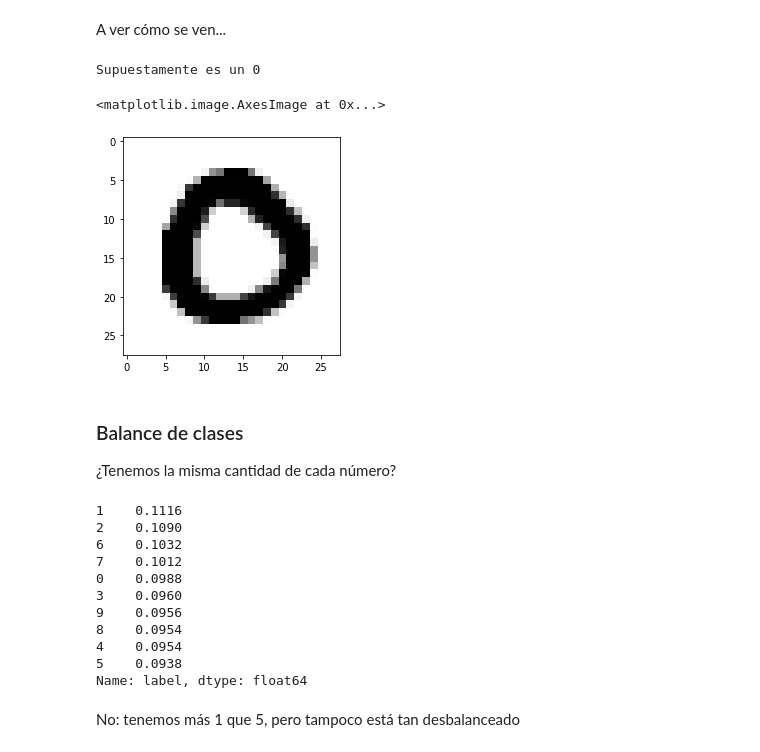
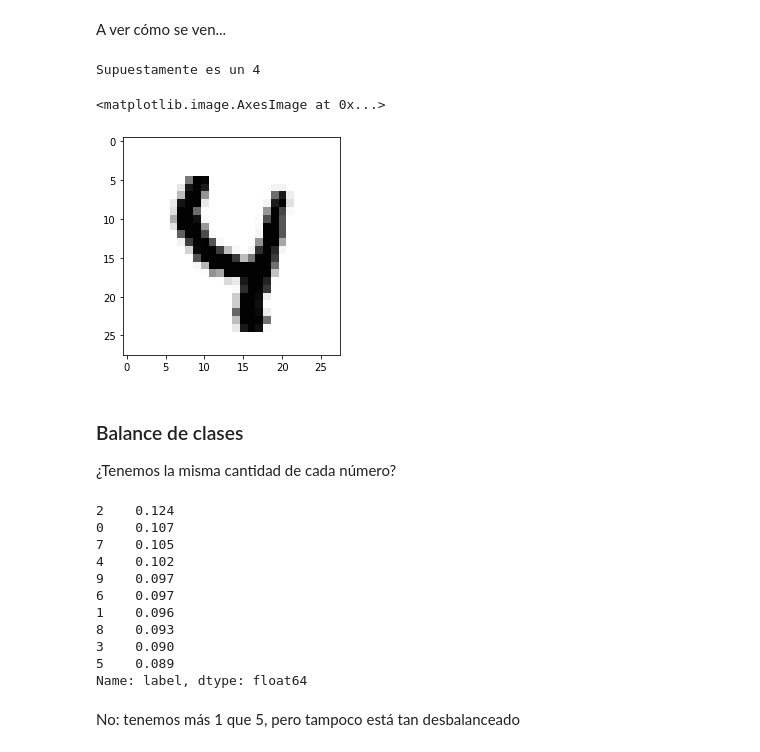
Before and after one commit to fzanollo/metodos-num, a Jupyter notebook: tp2/notebooks/preliminares.ipynb, the cells around one changed output. Saved outputs shown, nothing was run; the diff lists cells and outputs as text; code cells hidden in the pictures.

```diff
--- a/tp2/notebooks/preliminares.ipynb
+++ b/tp2/notebooks/preliminares.ipynb
@@ -48,3 +48,5 @@ Python 3.8.2
 %autoreload 2
 
 df_train = pd.read_csv("../data/train.csv")
+df_train = df_train#[:5000]
+df_train.info()
@@ -74,2 +62,0 @@ Ya que el dataset es grande, me quedo con una porción de éste
-# %%
-df_train = df_train[:5000]
@@ -90,16 +75,16 @@ A ver cómo se ven...
 # %%
 import matplotlib.pyplot as plt
 
-num = 4
+num = 66
 
 print(f"Supuestamente es un {int(y[num])}")
 
 img = X[num].reshape(28, 28)
 plt.imshow(img, cmap="Greys")
 # %% [output]
-Supuestamente es un 0
+Supuestamente es un 4
 <matplotlib.image.AxesImage at 0x...>
-[figure, old version]
+[figure, new version]
 # %% [markdown]
 ### Balance de clases
 
@@ -107,16 +92,16 @@ Supuestamente es un 0
 # %%
 df_train["label"].value_counts(normalize=True)
 # %% [output]
-1    0.1116
-2    0.1090
-6    0.1032
-7    0.1012
-0    0.0988
-3    0.0960
-9    0.0956
-8    0.0954
-4    0.0954
-5    0.0938
+2    0.124
+0    0.107
+7    0.105
+4    0.102
+9    0.097
+6    0.097
+1    0.096
+8    0.093
+3    0.090
+5    0.089
 Name: label, dtype: float64
 # %% [markdown]
 No: tenemos más 1 que 5, pero tampoco está tan desbalanceado
```
Also changed, not shown: parts of 31 cells of this notebook.
